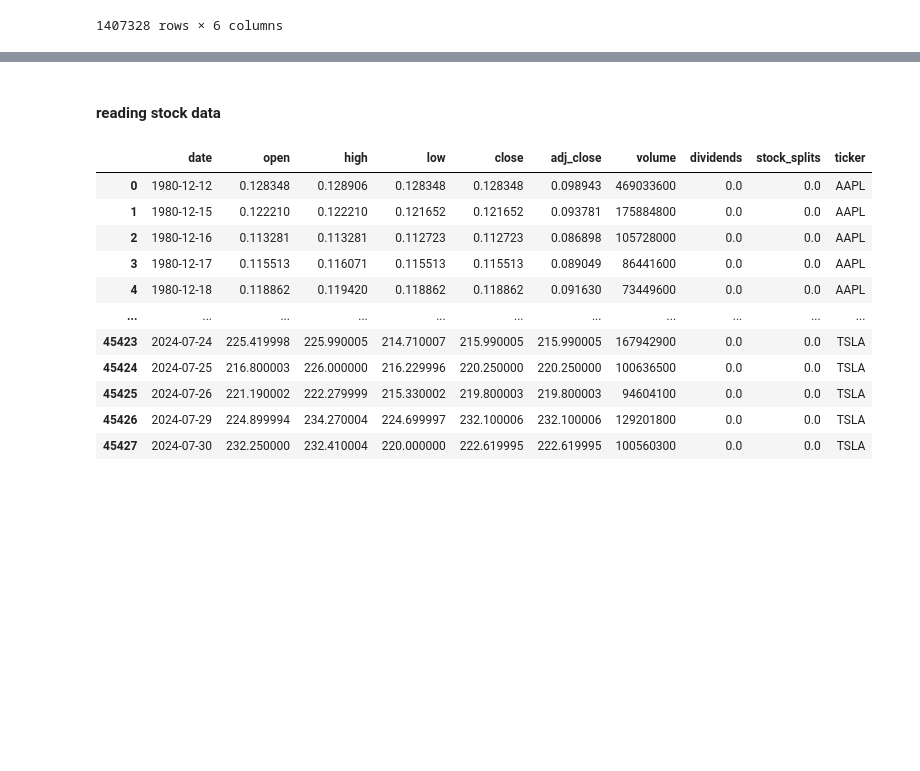
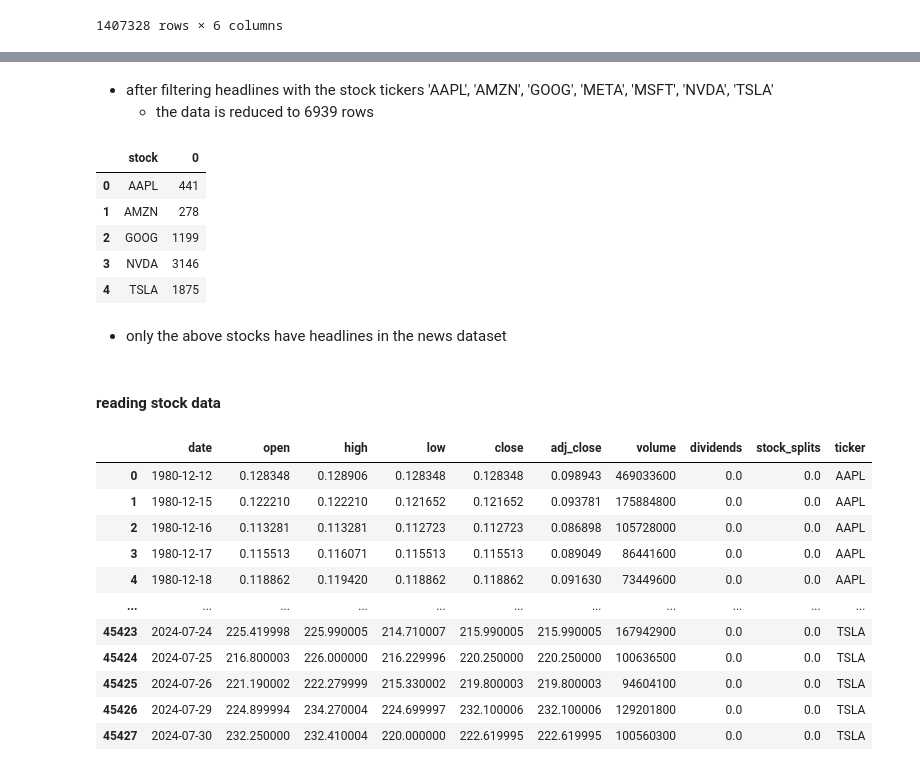
Before and after one commit to Jonepeter/Predicting-Price-Moves-with-News-Sentiment, a Jupyter notebook: notebooks/News_Stock_Correlation_Analysis.ipynb, the cells around one changed output, grey strips where cells are left out. Saved outputs shown, nothing was run; the diff lists cells and outputs as text; code cells hidden in the pictures; blank space fills up the shorter version.

```diff
--- a/notebooks/News_Stock_Correlation_Analysis.ipynb
+++ b/notebooks/News_Stock_Correlation_Analysis.ipynb
@@ -65,3 +73,20 @@ daily_news
+# %% [markdown]
+- after filtering headlines with the stock tickers 'AAPL', 'AMZN', 'GOOG', 'META', 'MSFT', 'NVDA', 'TSLA'
+  - the data is reduced to 6939 rows
+# %%
+# grouping headline based on stock
+# Count number of headlines per stock
+headline_counts = news_data.groupby('stock').size().reset_index()
+headline_counts
+# %% [output]
+|  | stock | 0 |
+| 0 | AAPL | 441 |
+| 1 | AMZN | 278 |
+| 2 | GOOG | 1199 |
+| 3 | NVDA | 3146 |
+| 4 | TSLA | 1875 |
+# %% [markdown]
+- only the above stocks have headlines in the news dataset
 # %% [markdown]
 #### reading stock data
 # %%
```
Also changed, not shown: parts of 12 cells of this notebook.
